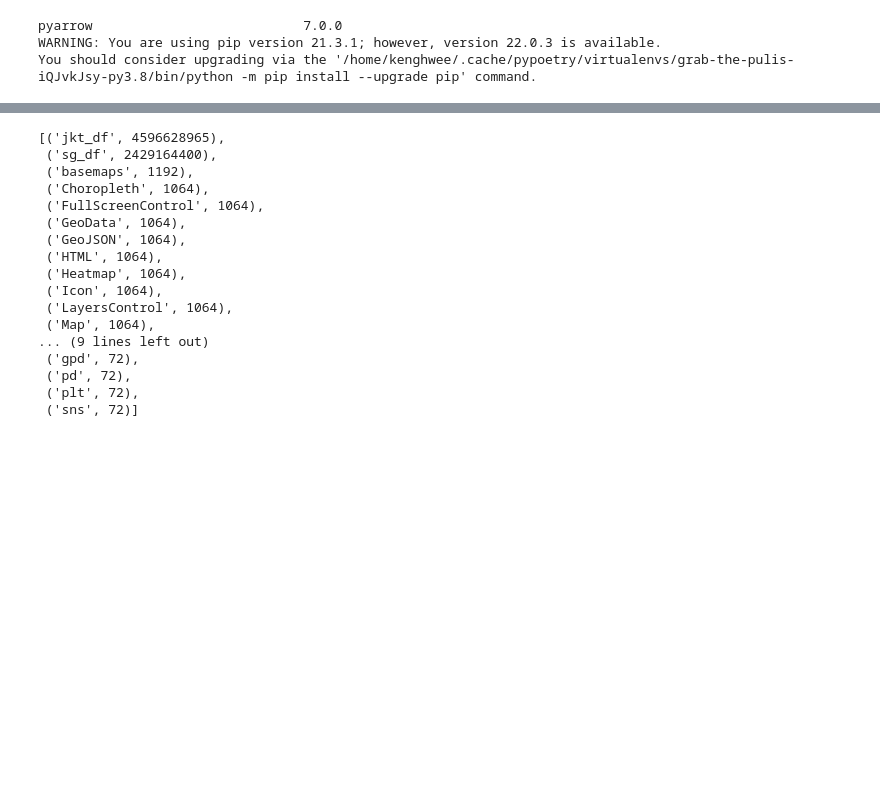
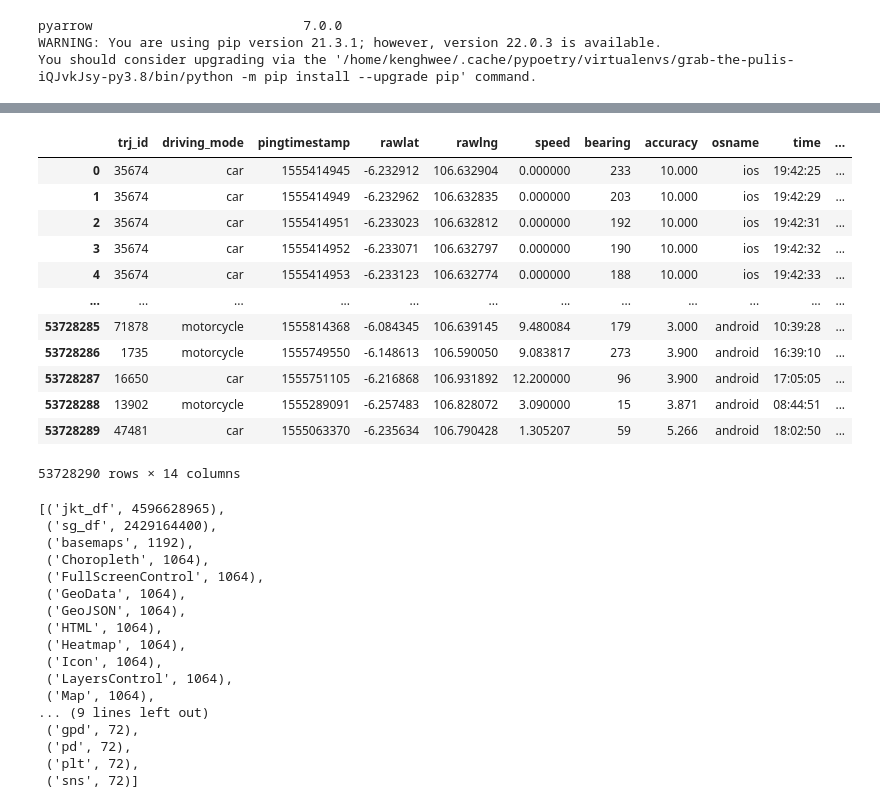
Before and after one commit to kenghweeng/Grab_The_Pulis, a Jupyter notebook: grabxpulis.ipynb, the cells around one changed output, grey strips where cells are left out. Cells and saved outputs as stored; diff of their text form; code cells hidden in the pictures; blank space fills up the shorter version.

```diff
--- a/grabxpulis.ipynb
+++ b/grabxpulis.ipynb
@@ -53,3 +117,19 @@ jkt_dfclean.to_feather('data/processed_jkt.ftr')
+# %%
+jkt_dfclean
+# %% [output]
+|  | trj_id | driving_mode | pingtimestamp | rawlat | rawlng | speed | bearing | accuracy | osname | time | ... |
+| 0 | 35674 | car | 1555414945 | -6.232912 | 106.632904 | 0.000000 | 233 | 10.000 | ios | 19:42:25 | ... |
+| 1 | 35674 | car | 1555414949 | -6.232962 | 106.632835 | 0.000000 | 203 | 10.000 | ios | 19:42:29 | ... |
+| 2 | 35674 | car | 1555414951 | -6.233023 | 106.632812 | 0.000000 | 192 | 10.000 | ios | 19:42:31 | ... |
+| 3 | 35674 | car | 1555414952 | -6.233071 | 106.632797 | 0.000000 | 190 | 10.000 | ios | 19:42:32 | ... |
+| 4 | 35674 | car | 1555414953 | -6.233123 | 106.632774 | 0.000000 | 188 | 10.000 | ios | 19:42:33 | ... |
+| ... | ... | ... | ... | ... | ... | ... | ... | ... | ... | ... | ... |
+| 53728285 | 71878 | motorcycle | 1555814368 | -6.084345 | 106.639145 | 9.480084 | 179 | 3.000 | android | 10:39:28 | ... |
+| 53728286 | 1735 | motorcycle | 1555749550 | -6.148613 | 106.590050 | 9.083817 | 273 | 3.900 | android | 16:39:10 | ... |
+| 53728287 | 16650 | car | 1555751105 | -6.216868 | 106.931892 | 12.200000 | 96 | 3.900 | android | 17:05:05 | ... |
+| 53728288 | 13902 | motorcycle | 1555289091 | -6.257483 | 106.828072 | 3.090000 | 15 | 3.871 | android | 08:44:51 | ... |
+| 53728289 | 47481 | car | 1555063370 | -6.235634 | 106.790428 | 1.305207 | 59 | 5.266 | android | 18:02:50 | ... |
+53728290 rows × 14 columns
 # %%
 # These are the usual ipython objects, including this one you are creating
 ipython_vars = ['In', 'Out', 'exit', 'quit', 'get_ipython', 'ipython_vars']
```
Also changed, not shown: parts of 9 cells of this notebook, 1 other file.
